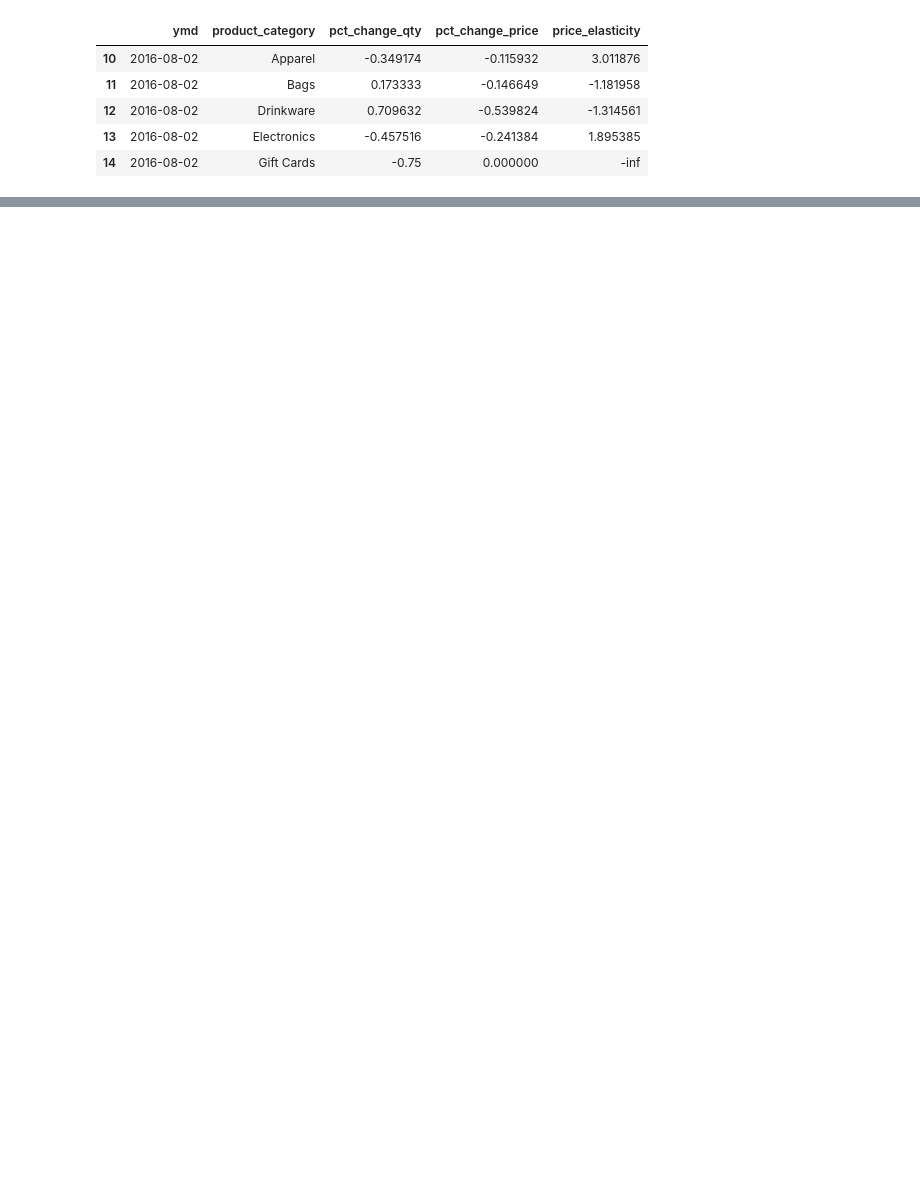
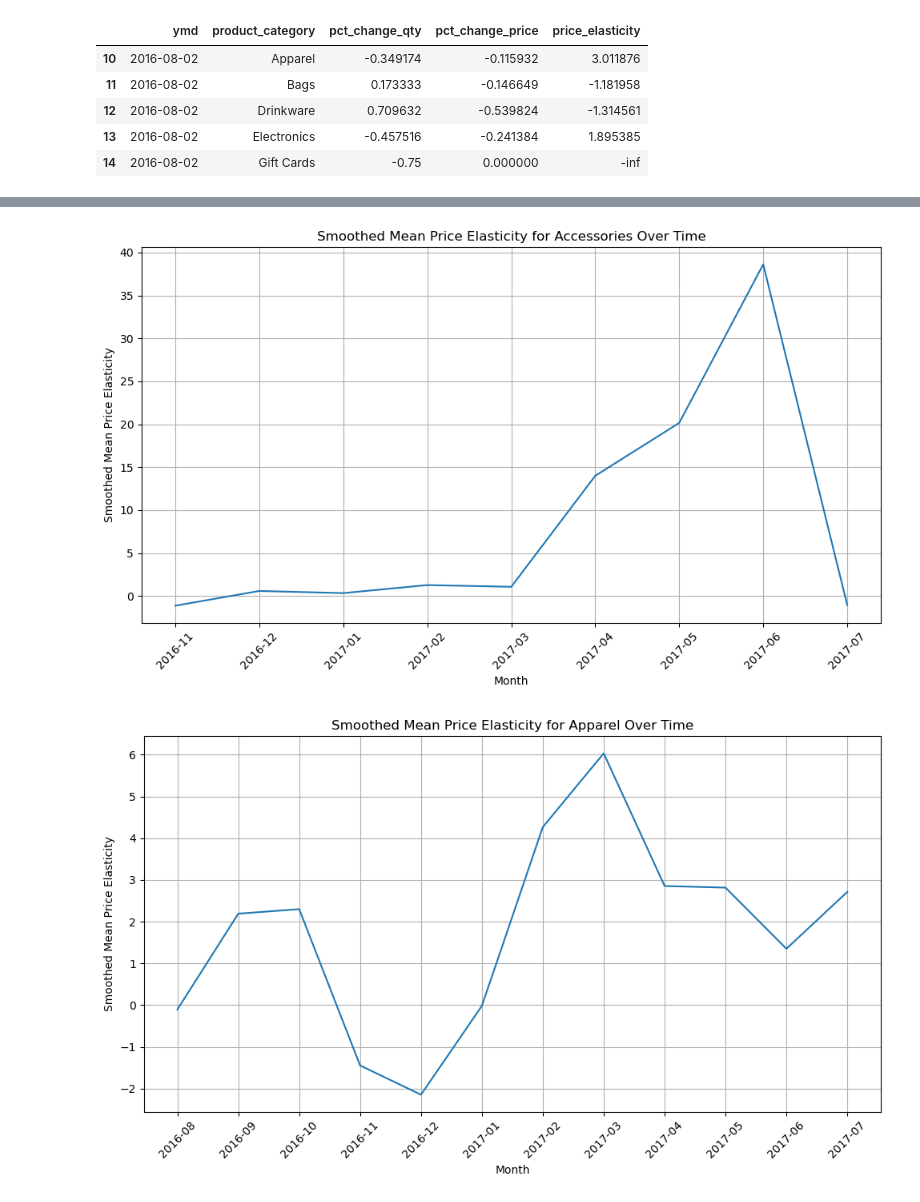
Before and after one commit to woobrandon/DSA3101-Potato-Wedges, a Jupyter notebook: SubgroupB/Price Elasticity.ipynb, the cells around one changed output, grey strips where cells are left out. Saved outputs shown, nothing was run; the diff lists cells and outputs as text; code cells hidden in the pictures; blank space fills up the shorter version.

```diff
--- a/SubgroupB/Price Elasticity.ipynb
+++ b/SubgroupB/Price Elasticity.ipynb
@@ -210,0 +220,19 @@ TypeError: Invalid object type at position 0
+# %%
+# Apply a rolling mean (moving average) to smooth out the fluctuations
+monthly_elasticity_summary['mean_price_elasticity_smoothed'] = monthly_elasticity_summary.groupby('product_category')['mean_price_elasticity'].transform(lambda x: x.rolling(window=3, min_periods=1).mean())
+
+# Plot the smoothed data
+for category in product_categories:
+    category_data = monthly_elasticity_summary[monthly_elasticity_summary['product_category'] == category]
+    plt.figure(figsize=(10, 6))
+    sns.lineplot(data=category_data, x='month', y='mean_price_elasticity_smoothed')
+    plt.title(f'Smoothed Mean Price Elasticity for {category} Over Time')
+    plt.xlabel('Month')
+    plt.ylabel('Smoothed Mean Price Elasticity')
+    plt.xticks(rotation=45)
+    plt.grid(True)
+    plt.tight_layout()
+    plt.show()
+# %% [output]
+[figure, added]
+[figure, added]
```
Also changed, not shown: parts of 12 cells of this notebook.
